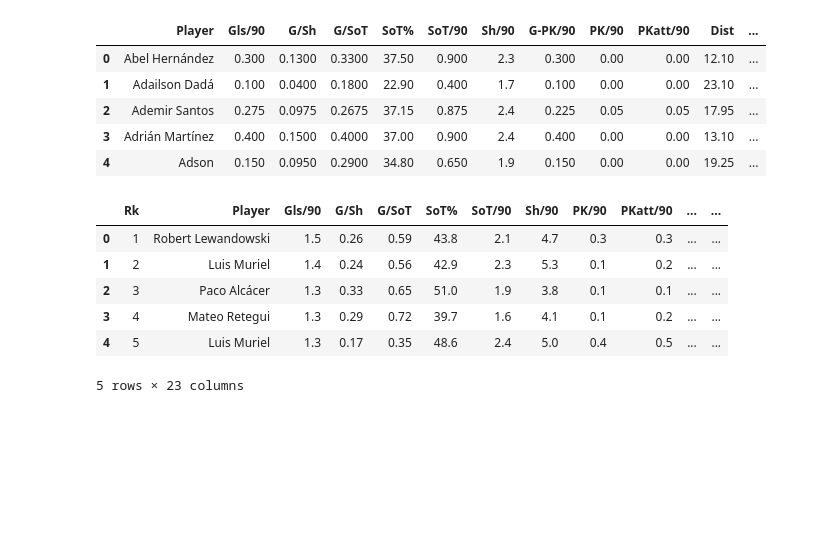
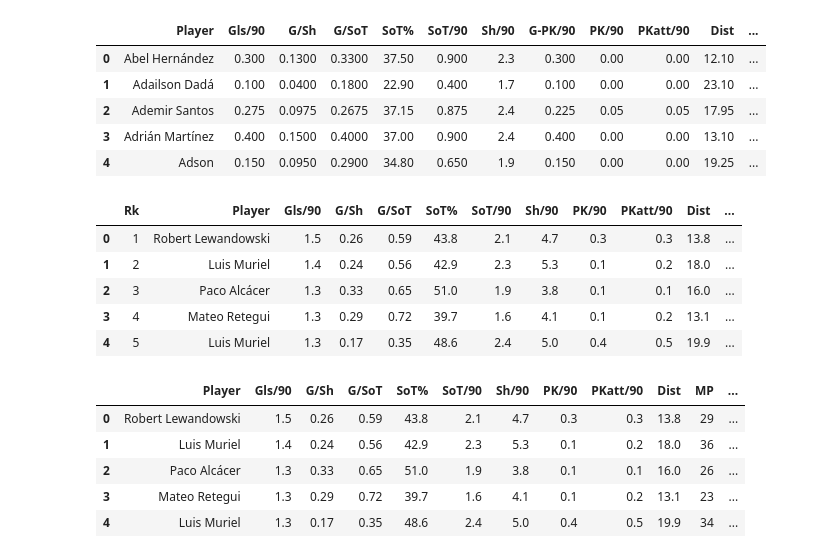
Before and after one commit to DarthJkid/FBREF_Analysis, a Jupyter notebook: CONMEBOL vs Big5 Analysis/Brasil_Exports_Analysis.ipynb, the cells around one changed output. Drawn from its saved outputs; the diff is of its cells as text; code cells hidden in the pictures; blank space fills up the shorter version.

```diff
--- a/CONMEBOL vs Big5 Analysis/Brasil_Exports_Analysis.ipynb
+++ b/CONMEBOL vs Big5 Analysis/Brasil_Exports_Analysis.ipynb
@@ -51,12 +52,22 @@ brasil_df.head()
 | 4 | Adson | 0.150 | 0.0950 | 0.2900 | 34.80 | 0.650 | 1.9 | 0.150 | 0.00 | 0.00 | 19.25 | ... |
 # %%
 big5_df = pd.read_csv('data/Big5CombinedForwards.csv')
+pd.set_option('display.max_columns', None)
 big5_df.head()
 # %% [output]
-|  | Rk | Player | Gls/90 | G/Sh | G/SoT | SoT% | SoT/90 | Sh/90 | PK/90 | PKatt/90 | ... | ... |
-| 0 | 1 | Robert Lewandowski | 1.5 | 0.26 | 0.59 | 43.8 | 2.1 | 4.7 | 0.3 | 0.3 | ... | ... |
-| 1 | 2 | Luis Muriel | 1.4 | 0.24 | 0.56 | 42.9 | 2.3 | 5.3 | 0.1 | 0.2 | ... | ... |
-| 2 | 3 | Paco Alcácer | 1.3 | 0.33 | 0.65 | 51.0 | 1.9 | 3.8 | 0.1 | 0.1 | ... | ... |
-| 3 | 4 | Mateo Retegui | 1.3 | 0.29 | 0.72 | 39.7 | 1.6 | 4.1 | 0.1 | 0.2 | ... | ... |
-| 4 | 5 | Luis Muriel | 1.3 | 0.17 | 0.35 | 48.6 | 2.4 | 5.0 | 0.4 | 0.5 | ... | ... |
+|  | Rk | Player | Gls/90 | G/Sh | G/SoT | SoT% | SoT/90 | Sh/90 | PK/90 | PKatt/90 | Dist | ... |
+| 0 | 1 | Robert Lewandowski | 1.5 | 0.26 | 0.59 | 43.8 | 2.1 | 4.7 | 0.3 | 0.3 | 13.8 | ... |
+| 1 | 2 | Luis Muriel | 1.4 | 0.24 | 0.56 | 42.9 | 2.3 | 5.3 | 0.1 | 0.2 | 18.0 | ... |
+| 2 | 3 | Paco Alcácer | 1.3 | 0.33 | 0.65 | 51.0 | 1.9 | 3.8 | 0.1 | 0.1 | 16.0 | ... |
+| 3 | 4 | Mateo Retegui | 1.3 | 0.29 | 0.72 | 39.7 | 1.6 | 4.1 | 0.1 | 0.2 | 13.1 | ... |
+| 4 | 5 | Luis Muriel | 1.3 | 0.17 | 0.35 | 48.6 | 2.4 | 5.0 | 0.4 | 0.5 | 19.9 | ... |
-5 rows × 23 columns
+# %%
+big5_df = big5_df.drop(columns=['Comp', 'Nation', 'Team', 'Season','Rk', 'Pos', 'Age'])
+big5_df.head()
+# %% [output]
+|  | Player | Gls/90 | G/Sh | G/SoT | SoT% | SoT/90 | Sh/90 | PK/90 | PKatt/90 | Dist | MP | ... |
+| 0 | Robert Lewandowski | 1.5 | 0.26 | 0.59 | 43.8 | 2.1 | 4.7 | 0.3 | 0.3 | 13.8 | 29 | ... |
+| 1 | Luis Muriel | 1.4 | 0.24 | 0.56 | 42.9 | 2.3 | 5.3 | 0.1 | 0.2 | 18.0 | 36 | ... |
+| 2 | Paco Alcácer | 1.3 | 0.33 | 0.65 | 51.0 | 1.9 | 3.8 | 0.1 | 0.1 | 16.0 | 26 | ... |
+| 3 | Mateo Retegui | 1.3 | 0.29 | 0.72 | 39.7 | 1.6 | 4.1 | 0.1 | 0.2 | 13.1 | 23 | ... |
+| 4 | Luis Muriel | 1.3 | 0.17 | 0.35 | 48.6 | 2.4 | 5.0 | 0.4 | 0.5 | 19.9 | 34 | ... |
```
Also changed, not shown: parts of 3 cells of this notebook, 10 other files.
